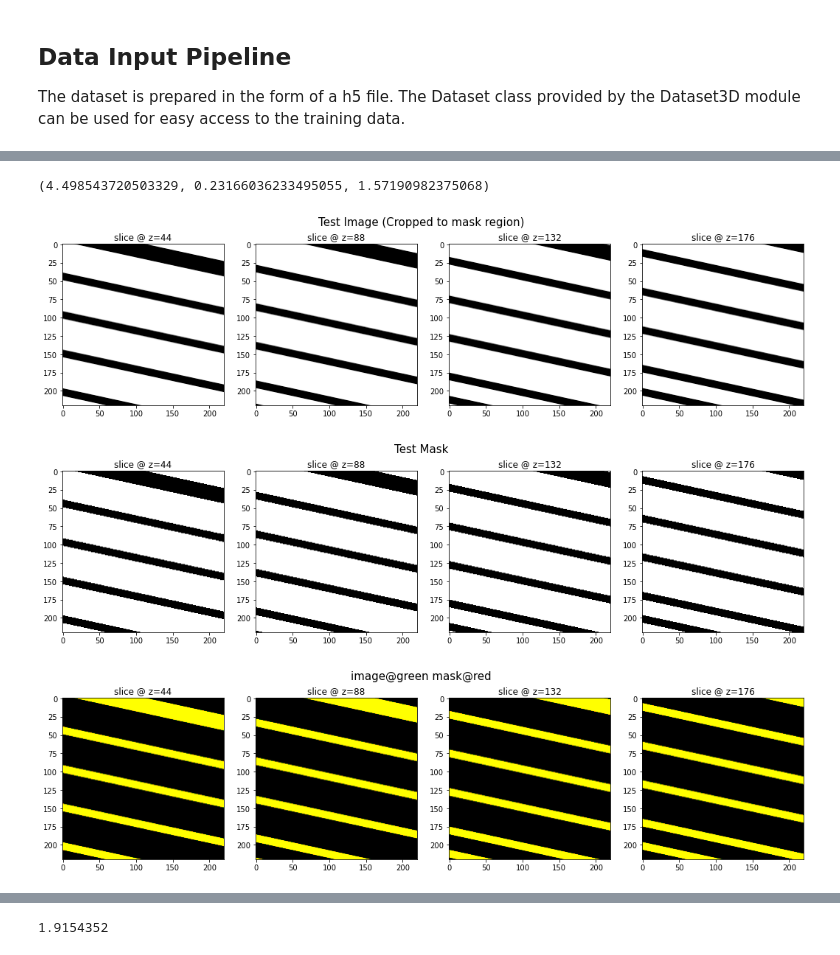
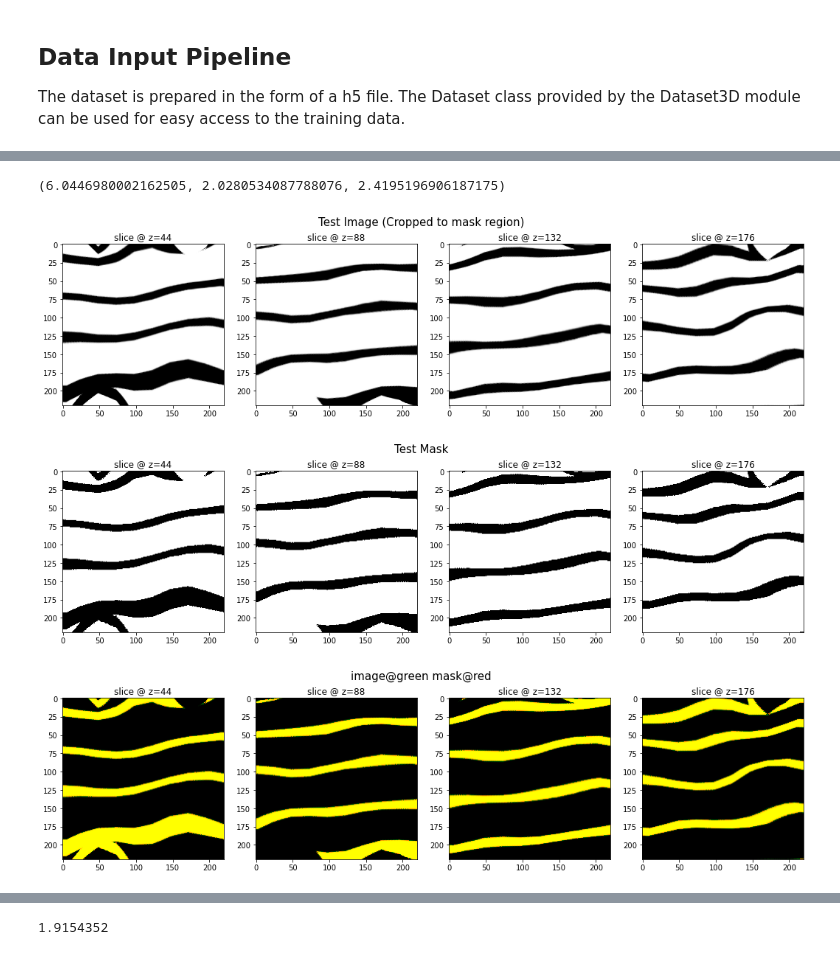
Before and after one commit to randomstructures/ExLSM-Image-Segmentation, a Jupyter notebook: 3D Unet/retrain0802/training.ipynb, the cells around one changed output, grey strips where cells are left out. Saved outputs shown, nothing was run; the diff lists cells and outputs as text; code cells hidden in the pictures.

```diff
--- a/3D Unet/retrain0802/training.ipynb
+++ b/3D Unet/retrain0802/training.ipynb
@@ -72,16 +80,18 @@ Dataset metadata entries:
 # %%
-reload(utilities.affine)
+reload(utilities)
+reload(utilities.deformation)
 test_image, test_mask = utilities.getTestImage(mask_size=(220,220,220))
-test_image, test_mask = utilities.affineTransformation(test_image,test_mask)
+test_image, test_mask = utilities.affineTransformation(test_image, test_mask)
+test_image, test_mask = utilities.elasticDeformation(test_image, test_mask)
 visualization.showZSlices(test_image, channel=0, title='Test Image (Cropped to mask region)')
 visualization.showZSlices(test_mask, channel=0, title='Test Mask')
 diff = visualization.makeRGBComposite(r=test_mask, g=test_image, b=None, gain=(1,1,1))
 visualization.showZSlices(diff, mode='rgb', title='image@green mask@red')
 # %% [output]
-(4.498543720503329, 0.23166036233495055, 1.57190982375068)
+(6.0446980002162505, 2.0280534087788076, 2.4195196906187175)
-[figure, old version]
+[figure, new version]
-[figure, old version]
+[figure, new version]
-[figure, old version]
+[figure, new version]
 # %%
 # get a list of all records in the database
 entries = list(dataset.keys())
```
Also changed, not shown: parts of 12 cells of this notebook, 2 other files.
